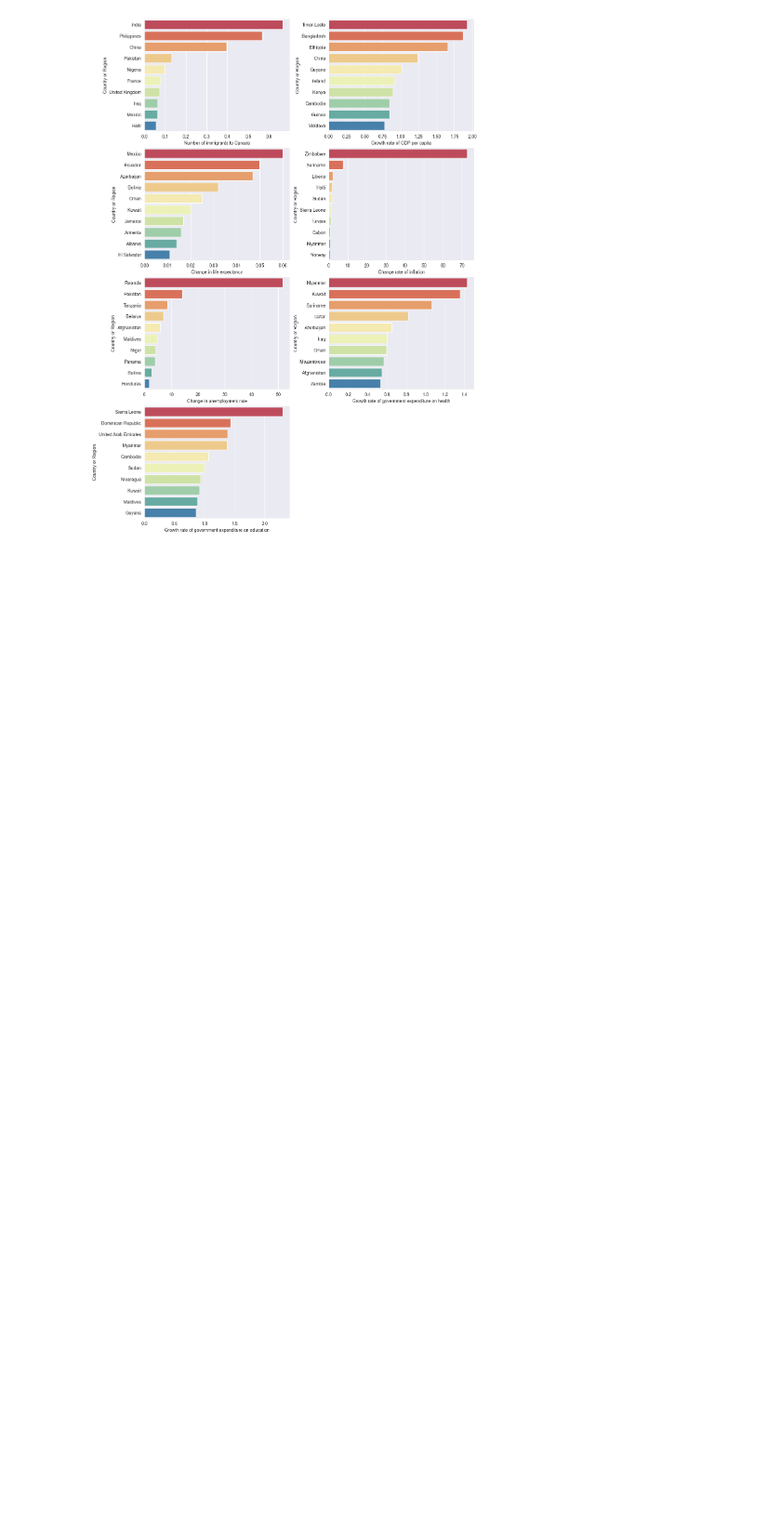
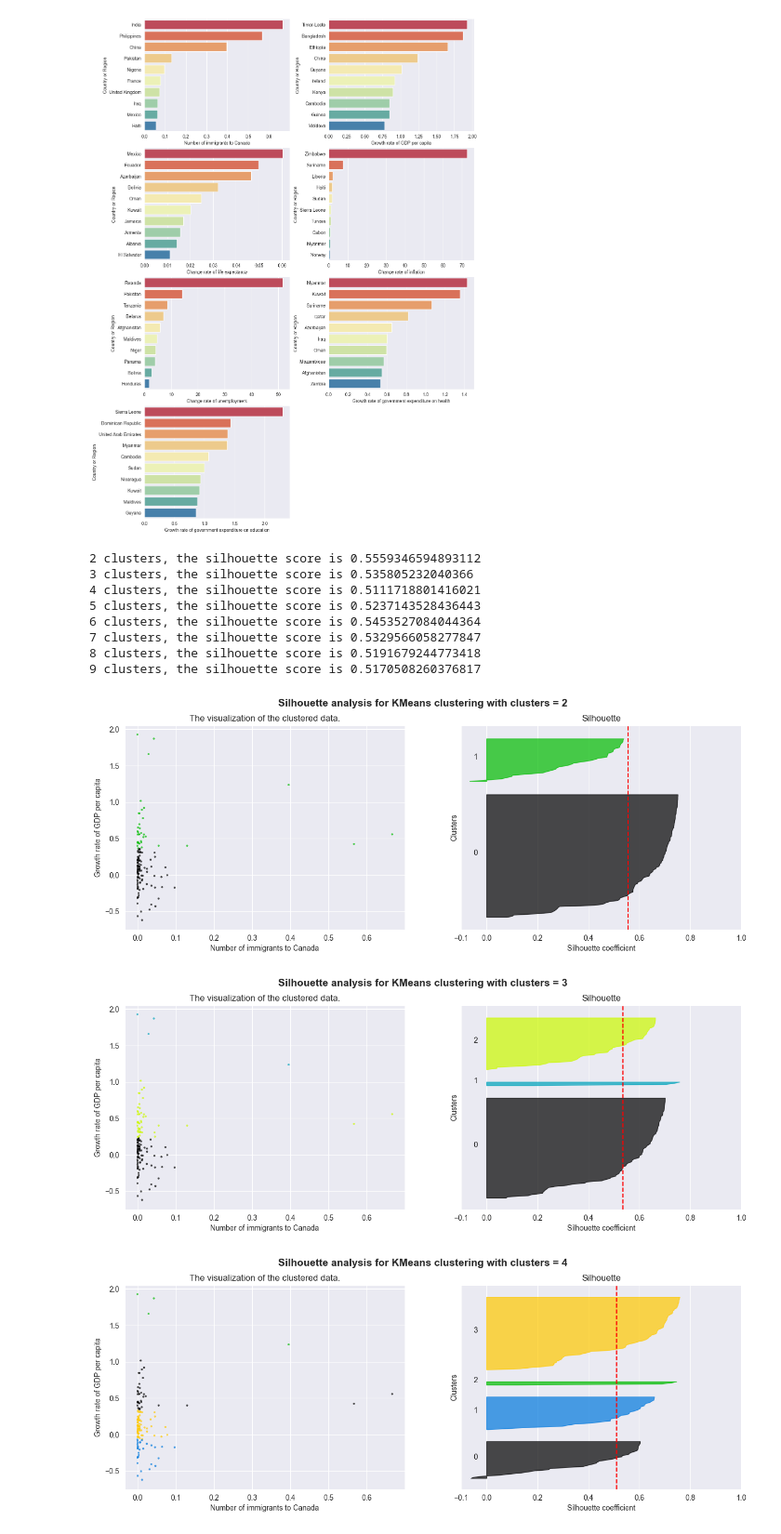
Before and after one commit to Hongwei-Z/CanadianImmigrationStudy, a Jupyter notebook: Main.ipynb, the cells around one changed output. Shown at 93% size. Saved outputs shown, nothing was run; the diff lists cells and outputs as text; code cells hidden in the pictures; blank space fills up the shorter version.

Commit message:
Clustering experiment 1 completed

```diff
--- a/Main.ipynb
+++ b/Main.ipynb
@@ -201,0 +189,62 @@ y_pred = KMeans(n_clusters=2, random_state=0, n_init=10).fit_predict(X)
+# %%
+# https://scikit-learn.org/stable/auto_examples/cluster/plot_kmeans_silhouette_analysis.html#sphx-glr-auto-examples-cluster-plot-kmeans-silhouette-analysis-py
+for i in range(2, 10):
+    X1 = pd.DataFrame({'Immigration':nor[0][:], 'GDP_Change':c}).to_numpy()
+    c1 = KMeans(n_clusters=i, random_state=0, n_init=10)
+    label1 = c1.fit_predict(X1)
+    silhouette = silhouette_score(X1, label1)
+    print(i, 'clusters, the silhouette score is', silhouette)
+
+    sample_silhouette = silhouette_samples(X1, label1)
+
+    fig, (ax1, ax2) = plt.subplots(1, 2)
+    fig.set_size_inches(15, 5)
+    ax2.set_xlim([-0.1, 1])
+    ax2.set_ylim([0, len(X1) + (i + 1) * 10])
+
+    y_lower = 10
+    for n in range(i):
+        cluster_silhouette_values = sample_silhouette[label1 == n]
+        cluster_silhouette_values.sort()
+
+        cluster_size = cluster_silhouette_values.shape[0]
+        y_upper = y_lower + cluster_size
+
+        color = cm.nipy_spectral(n / i)
+        ax2.fill_betweenx(np.arange(y_lower, y_upper), 0, cluster_silhouette_values, facecolor=color, edgecolor=color, alpha=0.7)
+
+        ax2.text(-0.05, y_lower + 0.5 * cluster_size, str(n))
+        y_lower = y_upper + 10
+
+    ax2.set_title("Silhouette")
+    ax2.set_xlabel("Silhouette coefficient")
+    ax2.set_ylabel("Clusters")
+
+    # The vertical line for average silhouette score of all the values
+    ax2.axvline(x=silhouette, color="red", linestyle="--")
+
+    ax2.set_yticks([])  # Clear the yaxis labels / ticks
+    ax2.set_xticks([-0.1, 0, 0.2, 0.4, 0.6, 0.8, 1])
+
+    # 2nd Plot showing the actual clusters formed
+    colors = cm.nipy_spectral(label1.astype(float) / i)
+    ax1.scatter(X1[:, 0], X1[:, 1], marker=".", s=30, lw=0, alpha=0.7, c=colors, edgecolor="k")
+
+    ax1.set_title("The visualization of the clustered data.")
+    ax1.set_xlabel("Number of immigrants to Canada")
+    ax1.set_ylabel("Growth rate of GDP per capita")
+    plt.suptitle("Silhouette analysis for KMeans clustering with clusters = %d" % i, fontsize=14, fontweight="bold",)
+
+plt.show()
+# %% [output]
+2 clusters, the silhouette score is 0.5559346594893112
+3 clusters, the silhouette score is 0.535805232040366
+4 clusters, the silhouette score is 0.5111718801416021
+5 clusters, the silhouette score is 0.5237143528436443
+6 clusters, the silhouette score is 0.5453527084044364
+7 clusters, the silhouette score is 0.5329566058277847
+8 clusters, the silhouette score is 0.5191679244773418
+9 clusters, the silhouette score is 0.5170508260376817
+[figure, added]
+[figure, added]
+[figure, added]
```
Also changed, not shown: parts of 16 cells of this notebook.
